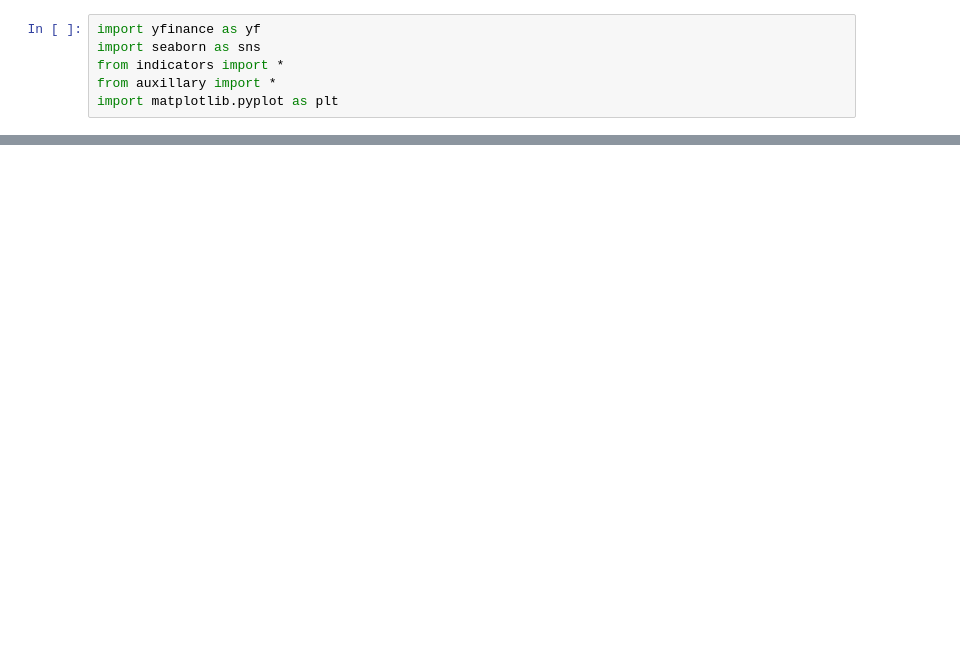
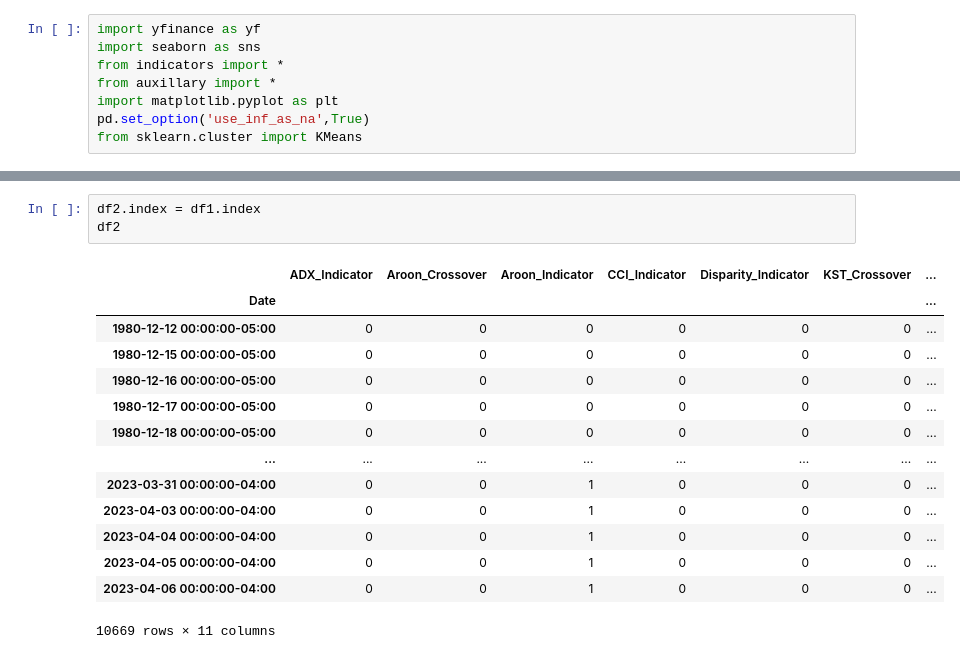
Before and after one commit to gmandl10/ST494FinalProject, a Jupyter notebook: EDA.ipynb, the cells around one changed output, grey strips where cells are left out. Cells and saved outputs as stored; diff of their text form; blank space fills up the shorter version.

Commit message:
modified:   EDA.ipynb 	modified:   Setup.ipynb 	modified:   __pycache__/auxillary.cpython-311.pyc 	modified:   __pycache__/indicators.cpython-311.pyc 	modified:   indicators.py

```diff
--- a/EDA.ipynb
+++ b/EDA.ipynb
@@ -4,4 +4,6 @@ import seaborn as sns
 from indicators import *
 from auxillary import *
 import matplotlib.pyplot as plt
+pd.set_option('use_inf_as_na',True)
+from sklearn.cluster import KMeans
 # %%
@@ -32,0 +619,18 @@ for i in df.columns:
+# %%
+df2.index = df1.index
+df2
+# %% [output]
+|  | ADX_Indicator | Aroon_Crossover | Aroon_Indicator | CCI_Indicator | Disparity_Indicator | KST_Crossover | ... |
+| Date |  |  |  |  |  |  | ... |
+| 1980-12-12 00:00:00-05:00 | 0 | 0 | 0 | 0 | 0 | 0 | ... |
+| 1980-12-15 00:00:00-05:00 | 0 | 0 | 0 | 0 | 0 | 0 | ... |
+| 1980-12-16 00:00:00-05:00 | 0 | 0 | 0 | 0 | 0 | 0 | ... |
+| 1980-12-17 00:00:00-05:00 | 0 | 0 | 0 | 0 | 0 | 0 | ... |
+| 1980-12-18 00:00:00-05:00 | 0 | 0 | 0 | 0 | 0 | 0 | ... |
+| ... | ... | ... | ... | ... | ... | ... | ... |
+| 2023-03-31 00:00:00-04:00 | 0 | 0 | 1 | 0 | 0 | 0 | ... |
+| 2023-04-03 00:00:00-04:00 | 0 | 0 | 1 | 0 | 0 | 0 | ... |
+| 2023-04-04 00:00:00-04:00 | 0 | 0 | 1 | 0 | 0 | 0 | ... |
+| 2023-04-05 00:00:00-04:00 | 0 | 0 | 1 | 0 | 0 | 0 | ... |
+| 2023-04-06 00:00:00-04:00 | 0 | 0 | 1 | 0 | 0 | 0 | ... |
+10669 rows × 11 columns
```
Also changed, not shown: parts of 9 cells of this notebook, 2 other files.
